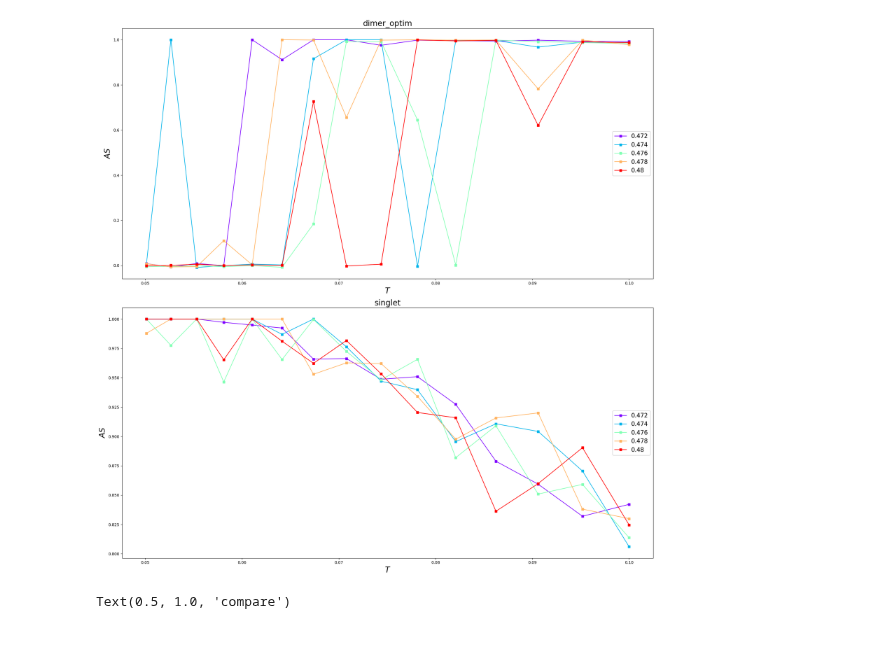
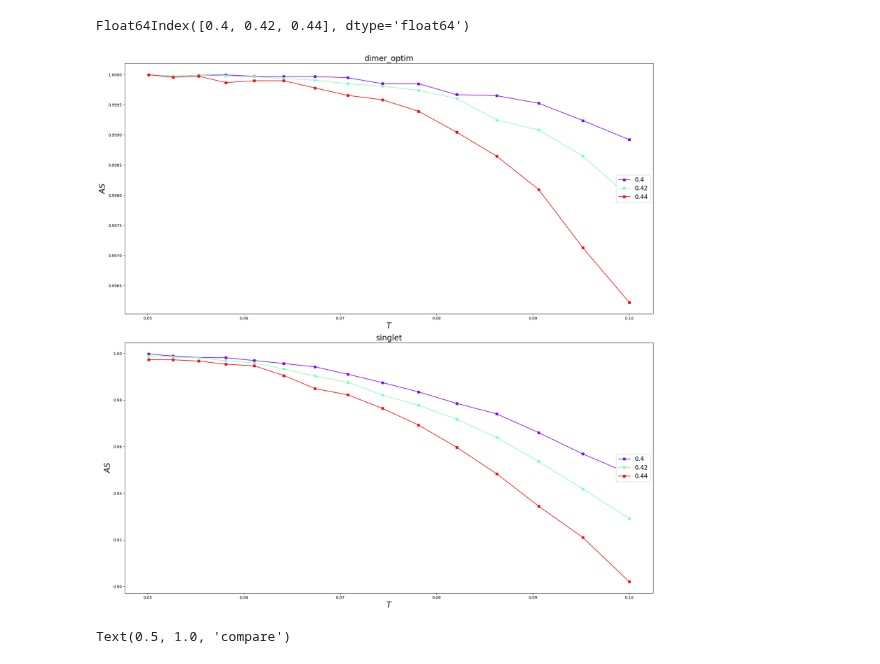
Before and after one commit to MKrbm/worms, a Jupyter notebook: python/graph/scratch.ipynb, the cells around one changed output. Saved outputs shown, nothing was run; the diff lists cells and outputs as text; code cells hidden in the pictures.

```diff
--- a/python/graph/scratch.ipynb
+++ b/python/graph/scratch.ipynb
@@ -52,9 +52,9 @@ M = 240
 lats = ["dimer_optim", "singlet"]
 
 files = []
-Js = np.arange(0.47, 0.48, 0.002)
+Js = np.arange(0.4, 0.45, 0.02)
 T = np.logspace(-1.3, -1, num=15)
-N = 100000; L = 8
+N = 10000000; L = 8
 # %%
 for lat in lats:
     df[lat] = {}
@@ -74,36 +74,40 @@ for lat in lats:
                 except:
                     print(a)
                     print(file_name)
+# %%
+dfs[lat].columns[::gap]
+# %% [output]
+Float64Index([0.4, 0.42, 0.44], dtype='float64')
 # %%
 dfs = {lat : pd.DataFrame(df[lat]) for lat in lats}
 for key in dfs.keys():
     dfs[key].columns = np.round(dfs[key].columns, 3)
 
 
 
 fig, ax = plt.subplots(2, 1, figsize=(20, 20))
 lat = "dimer_optim"
-J_list = [0.47, 0.48]
+J_list = [Js[0]-1E-4, Js[-1]+1E-4]
 gap = 1
 p1 = dfs[lat].plot(y = [(elem) for elem in dfs[lat].columns[::gap] if J_list[0] < elem <= J_list[1]],
                         ax = ax[0], style='s-', colormap='rainbow')
 leg = ax[0].legend(handles=p1.legend().legendHandles, fontsize=15, loc="center right")
 ax[0].add_artist(leg)
 ax[0].set_xlabel(r'$T$', fontsize=20)
 ax[0].set_ylabel(r'$AS$', fontsize=20)
 ax[0].set_title("dimer_optim", fontsize=20)
 
 lat = "singlet"
 p1 = dfs[lat].plot(y = [(elem) for elem in dfs[lat].columns[::gap] if J_list[0] < elem <= J_list[1]],
                         ax = ax[1], style='s-', colormap='rainbow')
 leg = ax[1].legend(handles=p1.legend().legendHandles, fontsize=15, loc="center right")
 ax[1].add_artist(leg)
 ax[1].set_xlabel(r'$T$', fontsize=20)
 ax[1].set_ylabel(r'$AS$', fontsize=20)
 ax[1].set_title("singlet", fontsize=20)
-save_fig(fig,f"images/SS", f"L_{L}_J_[{J_list[0]:.3},{J_list[1]:.3},J]_T_[{T[0]:.3},{T[-1]:.3}]_gap_{Js[gap] - Js[0]:.2}", 400, overwrite = True)
+save_fig(fig,f"images/SS", f"L_{L}_J_[{J_list[0]:.3},{J_list[1]:.3},J]_T_[{T[0]:.3},{T[-1]:.3}]_gap_{Js[gap] - Js[0]:.2}_N_{N}", 400, overwrite = True)
 # %% [output]
-[figure, old version]
+[figure, new version]
 # %%
 
 from matplotlib import pyplot as plt
```
Also changed, not shown: 1 other file.
